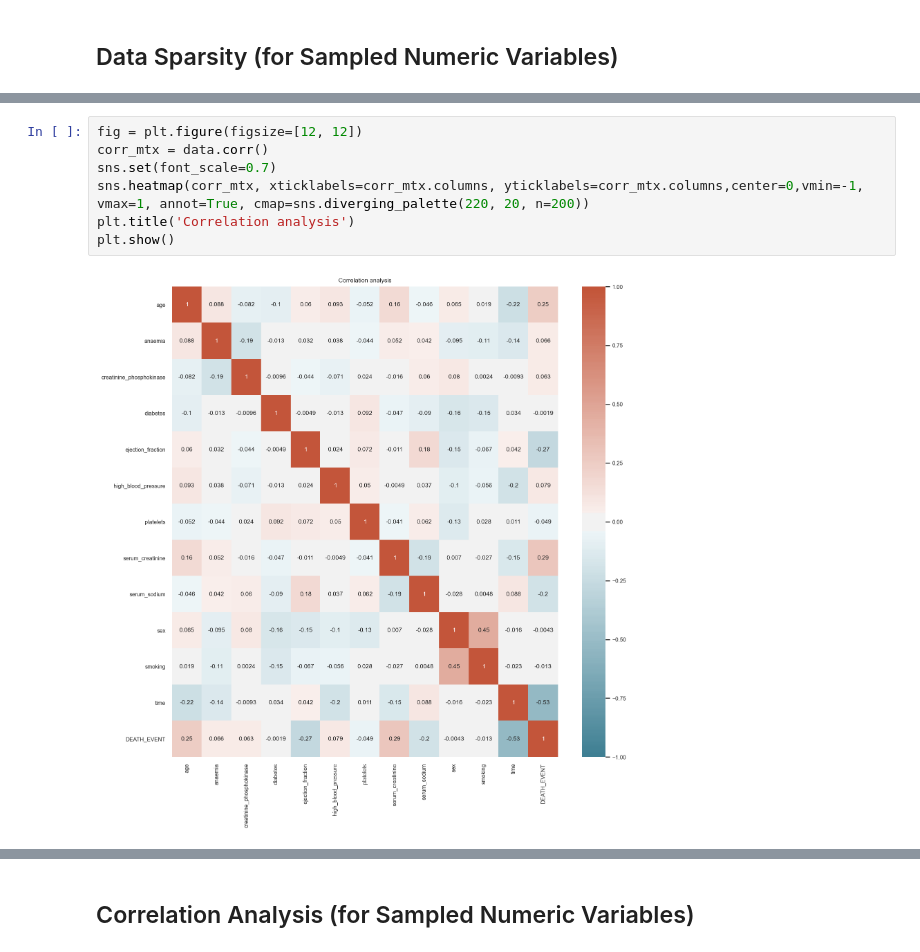
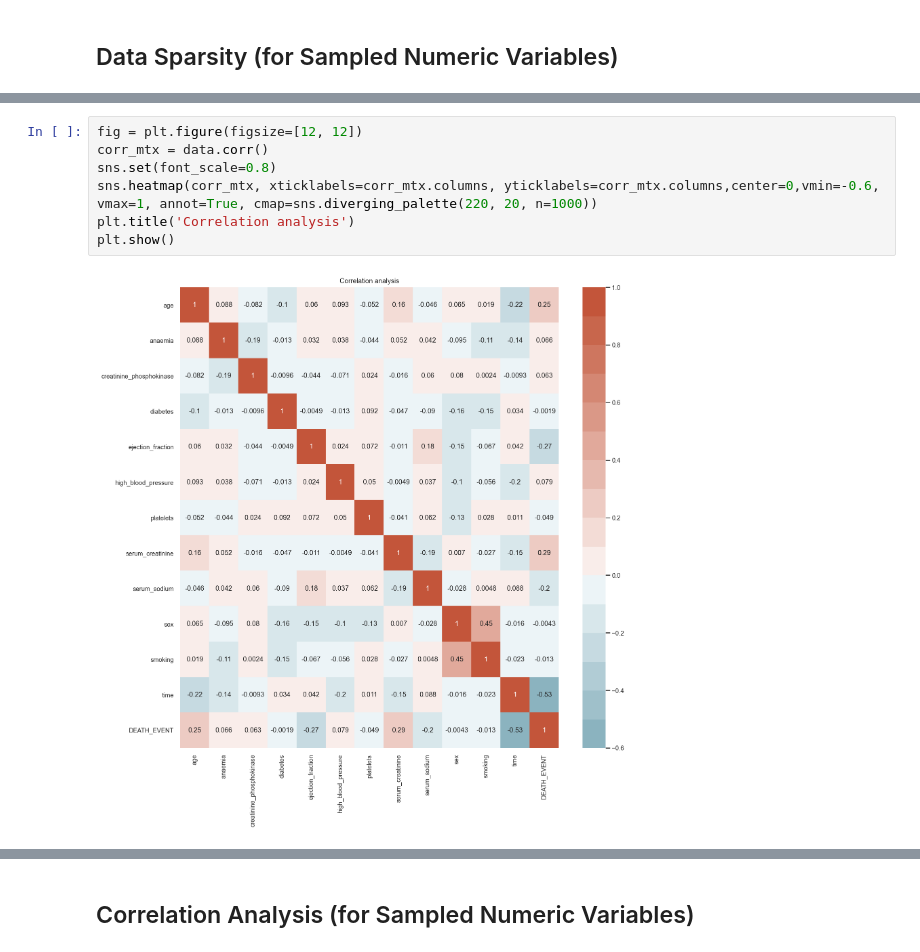
Before and after one commit to diogo-costa98/cdados, a Jupyter notebook: Lab2/LAB2.ipynb, the cells around one changed output, grey strips where cells are left out. Saved outputs shown, nothing was run; the diff lists cells and outputs as text.

```diff
--- a/Lab2/LAB2.ipynb
+++ b/Lab2/LAB2.ipynb
@@ -30,12 +30,12 @@ for i in range(len(columns)):
 # %%
 fig = plt.figure(figsize=[12, 12])
 corr_mtx = data.corr()
-sns.set(font_scale=0.7)
-sns.heatmap(corr_mtx, xticklabels=corr_mtx.columns, yticklabels=corr_mtx.columns,center=0,vmin=-1, vmax=1, annot=True, cmap=sns.diverging_palette(220, 20, n=200))
+sns.set(font_scale=0.8)
+sns.heatmap(corr_mtx, xticklabels=corr_mtx.columns, yticklabels=corr_mtx.columns,center=0,vmin=-0.6, vmax=1, annot=True, cmap=sns.diverging_palette(220, 20, n=1000))
 plt.title('Correlation analysis')
 plt.show()
 # %% [output]
-[figure, old version]
+[figure, new version]
 # %%
 register_matplotlib_converters()
 data = pd.read_csv('datasets/qsar_oral_toxicity_v2.csv', parse_dates=True, infer_datetime_format=True)
```
Also changed, not shown: parts of 2 cells of this notebook.
